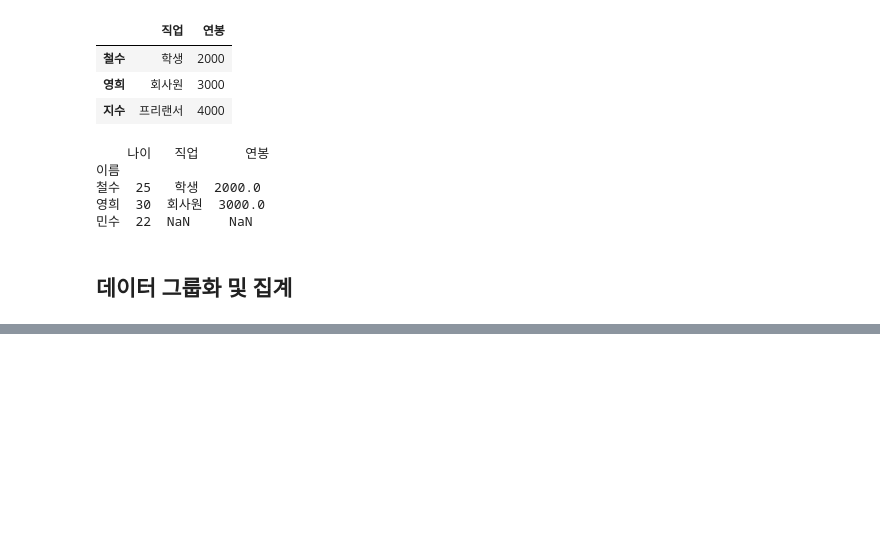
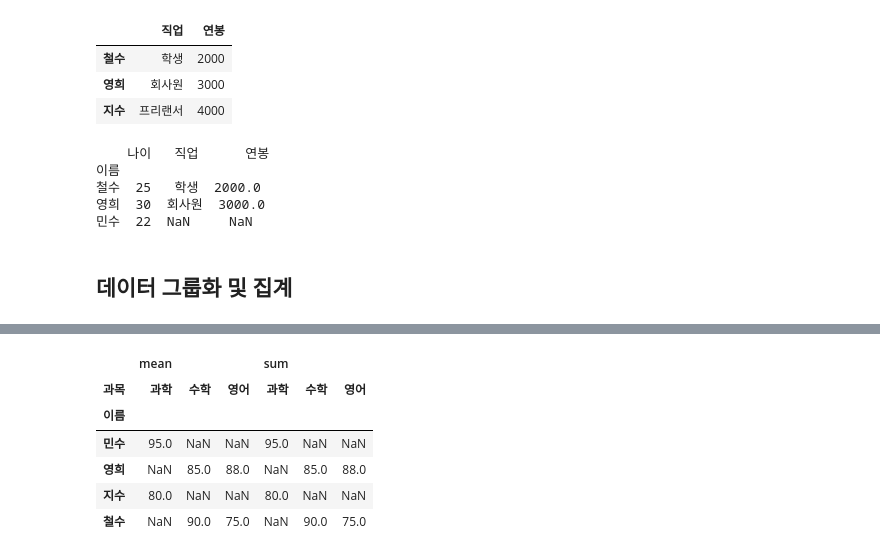
Before and after one commit to su2708/SpartaCodingClub, a Jupyter notebook: sparta2/pandas_practice.ipynb, the cells around one changed output, grey strips where cells are left out. Drawn from its saved outputs; the diff is of its cells as text; code cells hidden in the pictures; blank space fills up the shorter version.

```diff
--- a/sparta2/pandas_practice.ipynb
+++ b/sparta2/pandas_practice.ipynb
@@ -382,0 +440,12 @@ print(joined_df)
+# %%
+# 여러 집계 함수를 사용하는 경우
+pivot = pd.pivot_table(df, index='이름', columns='과목', values='점수', aggfunc=['mean', 'sum'])
+pivot
+# %% [output]
+|  | mean |  |  | sum |  |  |
+| 과목 | 과학 | 수학 | 영어 | 과학 | 수학 | 영어 |
+| 이름 |  |  |  |  |  |  |
+| 민수 | 95.0 | NaN | NaN | 95.0 | NaN | NaN |
+| 영희 | NaN | 85.0 | 88.0 | NaN | 85.0 | 88.0 |
+| 지수 | 80.0 | NaN | NaN | 80.0 | NaN | NaN |
+| 철수 | NaN | 90.0 | 75.0 | NaN | 90.0 | 75.0 |
```
Also changed, not shown: parts of 10 cells of this notebook.
